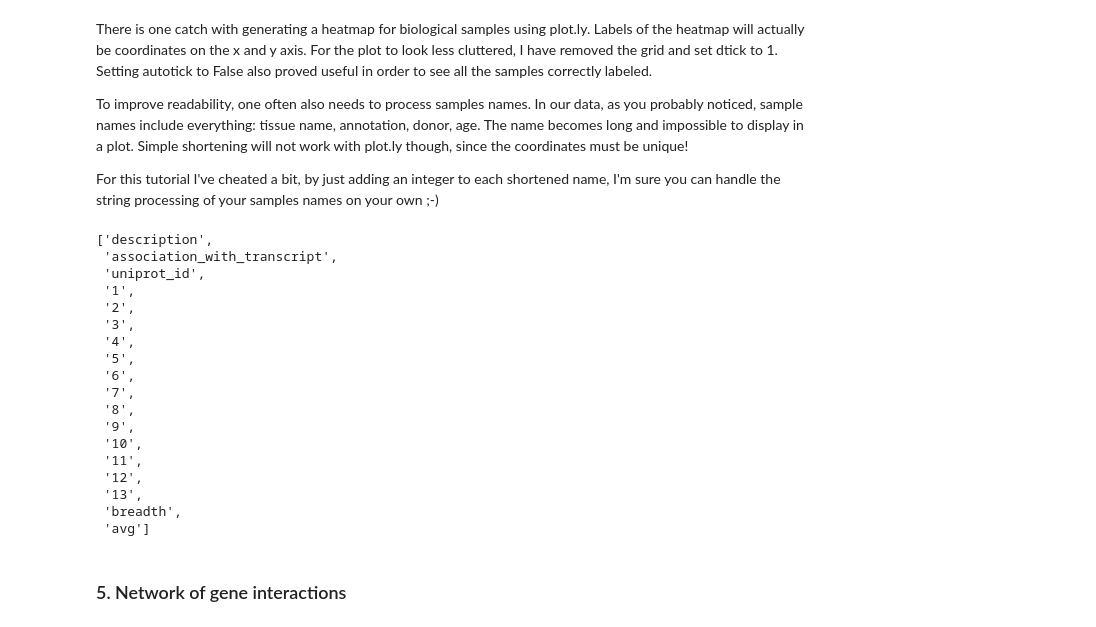
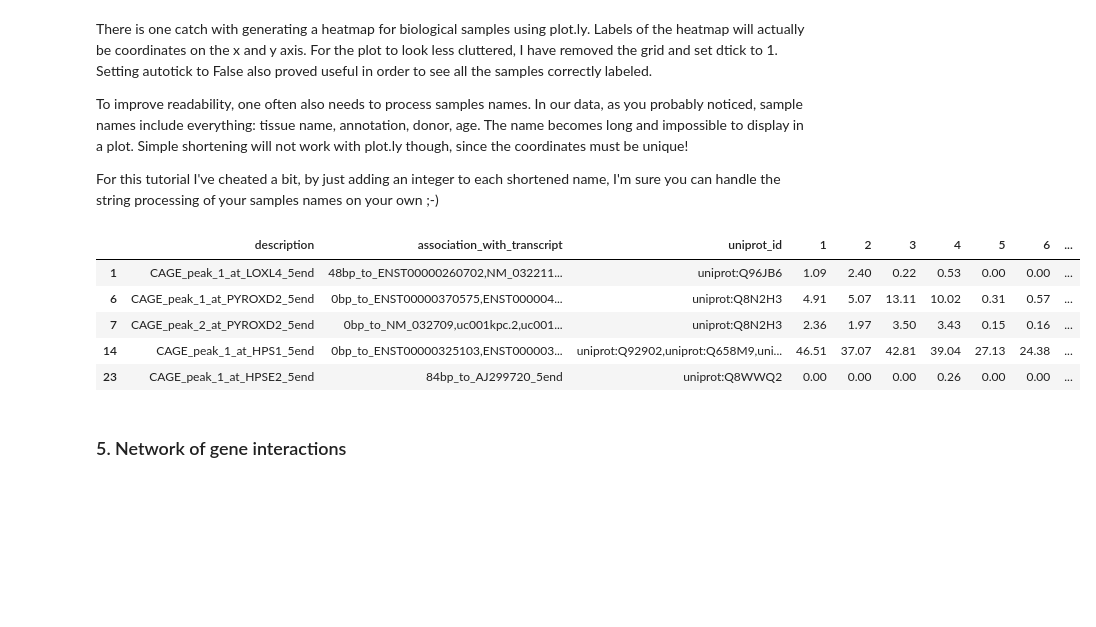
Before and after one commit to olovsv/2015-11-30-swc_data, a Jupyter notebook: bio-visualization-lab.ipynb, the cells around one changed output. Drawn from its saved outputs; the diff is of its cells as text; code cells hidden in the pictures; blank space fills up the shorter version.

Commit message:
made short columns yey

```diff
--- a/bio-visualization-lab.ipynb
+++ b/bio-visualization-lab.ipynb
@@ -212,42 +212,33 @@ For this tutorial I've cheated a bit, by just adding an integer to each shortene
 # %%
 from scipy.spatial.distance import pdist, squareform
 from scipy.cluster.hierarchy import linkage, dendrogram
 
 # Shorten names
 cols = [col for col in df_2.columns if col not in ['breadth', 'uniprot_id', 'avg']]
 short_cols = [col[0:20] for col in cols]
-short_cols = [str(i) for i in range(1,len(short_cols),1)]
+short_cols = [str(i) for i in range(1,len(short_cols)-1,1)]
 df_2_short = df_2
-short_cols
+
 first_elements = df_2_short.columns[0:3].tolist()
 last_elements = [df_2_short.columns[-2] , df_2_short.columns[-1]]
 all_short_cols = first_elements + short_cols + last_elements
-all_short_cols
+df_2_short.columns
 
+df_2_short.columns = all_short_cols
+
+df_2_short.head()
 
 #Compute a distance matrix between columns and save it in square form
 #data = squareform(pdist(...))
 
 # plot a heatmap
 # %% [output]
-['description',
- 'association_with_transcript',
- 'uniprot_id',
- '1',
- '2',
- '3',
- '4',
- '5',
- '6',
- '7',
- '8',
- '9',
- '10',
- '11',
- '12',
- '13',
- 'breadth',
- 'avg']
+|  | description | association_with_transcript | uniprot_id | 1 | 2 | 3 | 4 | 5 | 6 | ... |
+| 1 | CAGE_peak_1_at_LOXL4_5end | 48bp_to_ENST00000260702,NM_032211... | uniprot:Q96JB6 | 1.09 | 2.40 | 0.22 | 0.53 | 0.00 | 0.00 | ... |
+| 6 | CAGE_peak_1_at_PYROXD2_5end | 0bp_to_ENST00000370575,ENST000004... | uniprot:Q8N2H3 | 4.91 | 5.07 | 13.11 | 10.02 | 0.31 | 0.57 | ... |
+| 7 | CAGE_peak_2_at_PYROXD2_5end | 0bp_to_NM_032709,uc001kpc.2,uc001... | uniprot:Q8N2H3 | 2.36 | 1.97 | 3.50 | 3.43 | 0.15 | 0.16 | ... |
+| 14 | CAGE_peak_1_at_HPS1_5end | 0bp_to_ENST00000325103,ENST000003... | uniprot:Q92902,uniprot:Q658M9,uni... | 46.51 | 37.07 | 42.81 | 39.04 | 27.13 | 24.38 | ... |
+| 23 | CAGE_peak_1_at_HPSE2_5end | 84bp_to_AJ299720_5end | uniprot:Q8WWQ2 | 0.00 | 0.00 | 0.00 | 0.26 | 0.00 | 0.00 | ... |
 # %% [markdown]
 ### 5. Network of gene interactions
 # %% [markdown]
```
Also changed, not shown: parts of 1 cell of this notebook.
